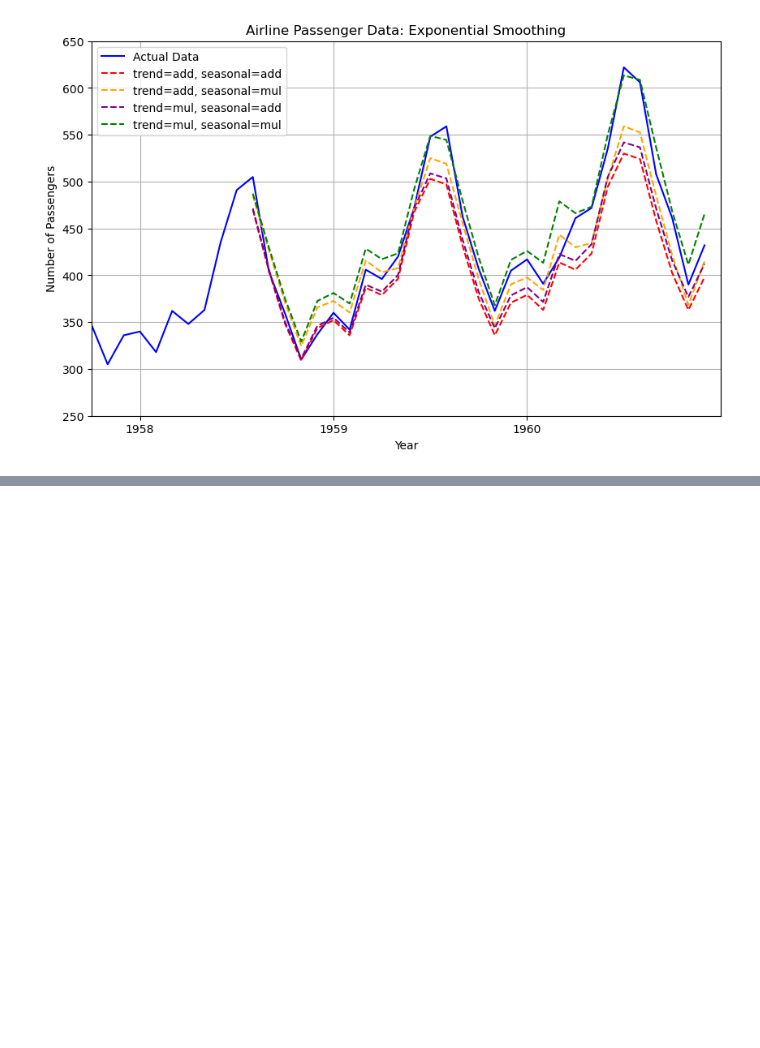
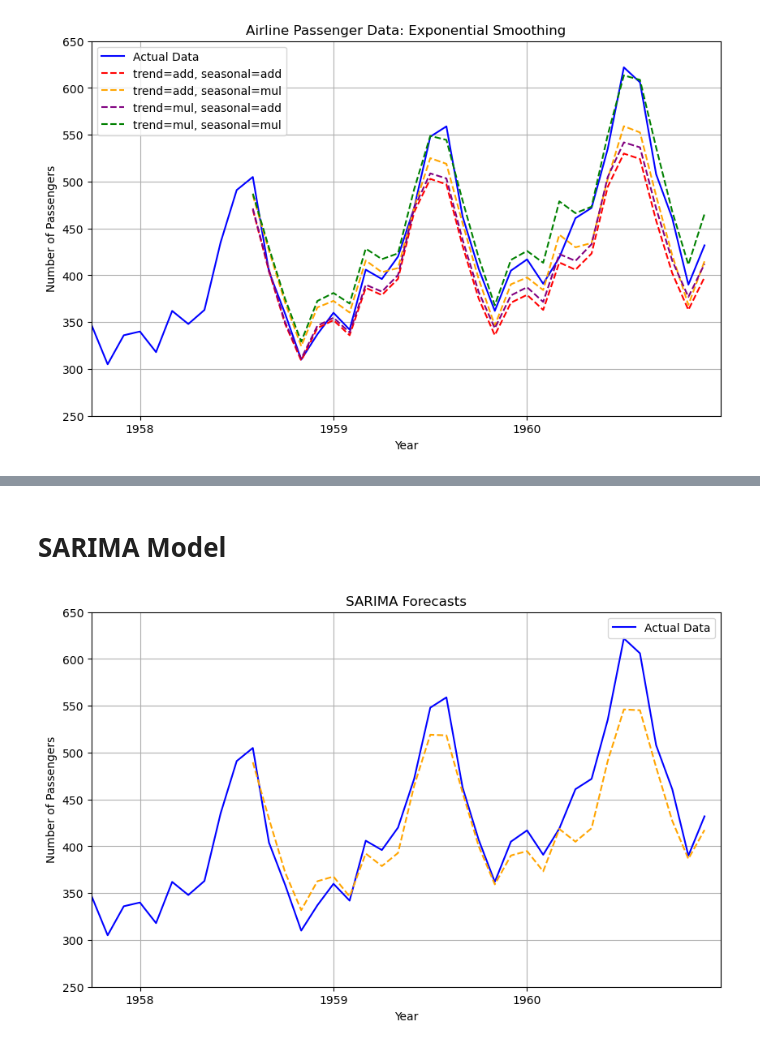
Before and after one commit to lyvin05/EE344-Time-Forecasting-Project, a Jupyter notebook: Notebooks/time_forecast_airline_passengers.ipynb, the cells around one changed output, grey strips where cells are left out. Saved outputs shown, nothing was run; the diff lists cells and outputs as text; code cells hidden in the pictures; blank space fills up the shorter version.

```diff
--- a/Notebooks/time_forecast_airline_passengers.ipynb
+++ b/Notebooks/time_forecast_airline_passengers.ipynb
@@ -278,0 +407,38 @@ Mean Absolute Percentage Error: 4.2563529973606045 %
+# %% [markdown]
+# SARIMA Model
+# %%
+from statsmodels.tsa.statespace.sarimax import SARIMAX
+
+model = SARIMAX(
+    train["total_passengers"],
+    order=(1,1,1),
+    seasonal_order=(1,1,1,12)
+)
+
+fit = model.fit()
+pred = fit.forecast(steps=len(test))
+
+
+fig, ax = plt.subplots(figsize=(10, 6))
+
+ax.plot(
+    passenger_data["month"],
+    passenger_data["total_passengers"],
+    label="Actual Data",
+    color="blue"
+)
+ax.plot(test["month"], pred, color="orange", linestyle="--")
+
+plt.xlabel("Year")
+plt.ylabel("Number of Passengers")
+plt.title("SARIMA Forecasts")
+plt.xticks(range(0, 144, 12), range(1949, 1961))
+
+ax.set_xlim(105, 144)
+ax.set_ylim(250, 650)
+
+plt.legend()
+plt.grid(True)
+plt.show()
+# %% [output]
+[figure, added]
```
Also changed, not shown: parts of 12 cells of this notebook.
